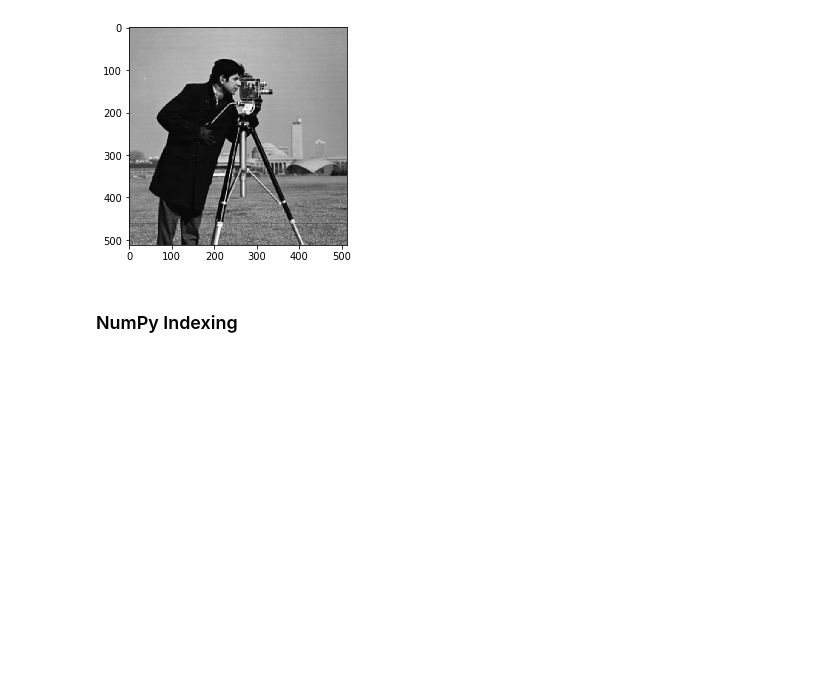
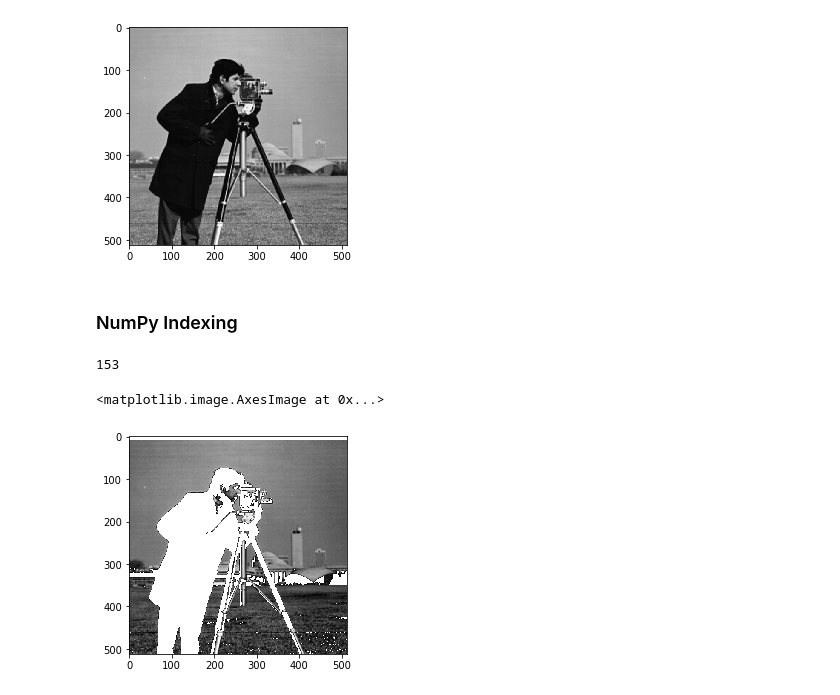
Before and after one commit to capuanomat/MattsSoftwareEngineeringReference, a Jupyter notebook: Python/Scikit-Image/Scikit-Image User Guide - Notes.ipynb, the cells around one changed output. Saved outputs shown, nothing was run; the diff lists cells and outputs as text; code cells hidden in the pictures; blank space fills up the shorter version.

Commit message:
Completed Scikit-Image User guide part 1

```diff
--- a/Python/Scikit-Image/Scikit-Image User Guide - Notes.ipynb
+++ b/Python/Scikit-Image/Scikit-Image User Guide - Notes.ipynb
@@ -76,5 +76,14 @@ plt.imshow(camera, cmap="gray")  # The dimensions is 512x512, there's no color.
 # %%
 print(camera[10, 20])       # Check value of specific pixel
 camera[3, 10] = 0           # Set specific pixel to black
 
-came[:10] = 10      # Set first ten rows to plack
+camera[:10] = 10      # Set first ten rows to plack
+
+# Masking (indexing with masks of booleans):
+mask = camera < 87
+camera[mask] = 255
+plt.imshow(camera, cmap='gray')
+# %% [output]
+153
+<matplotlib.image.AxesImage at 0x...>
+[figure, added]
```
Also changed, not shown: parts of 27 cells of this notebook.
